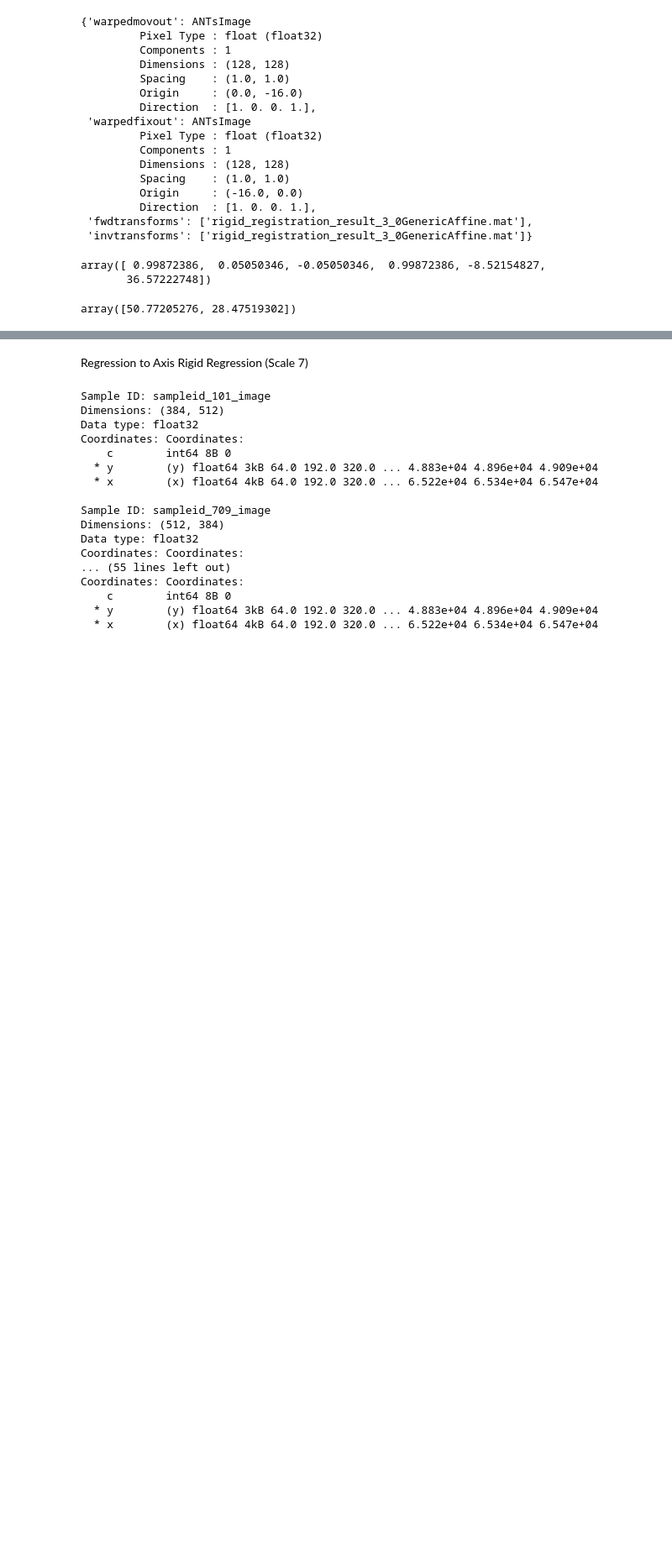
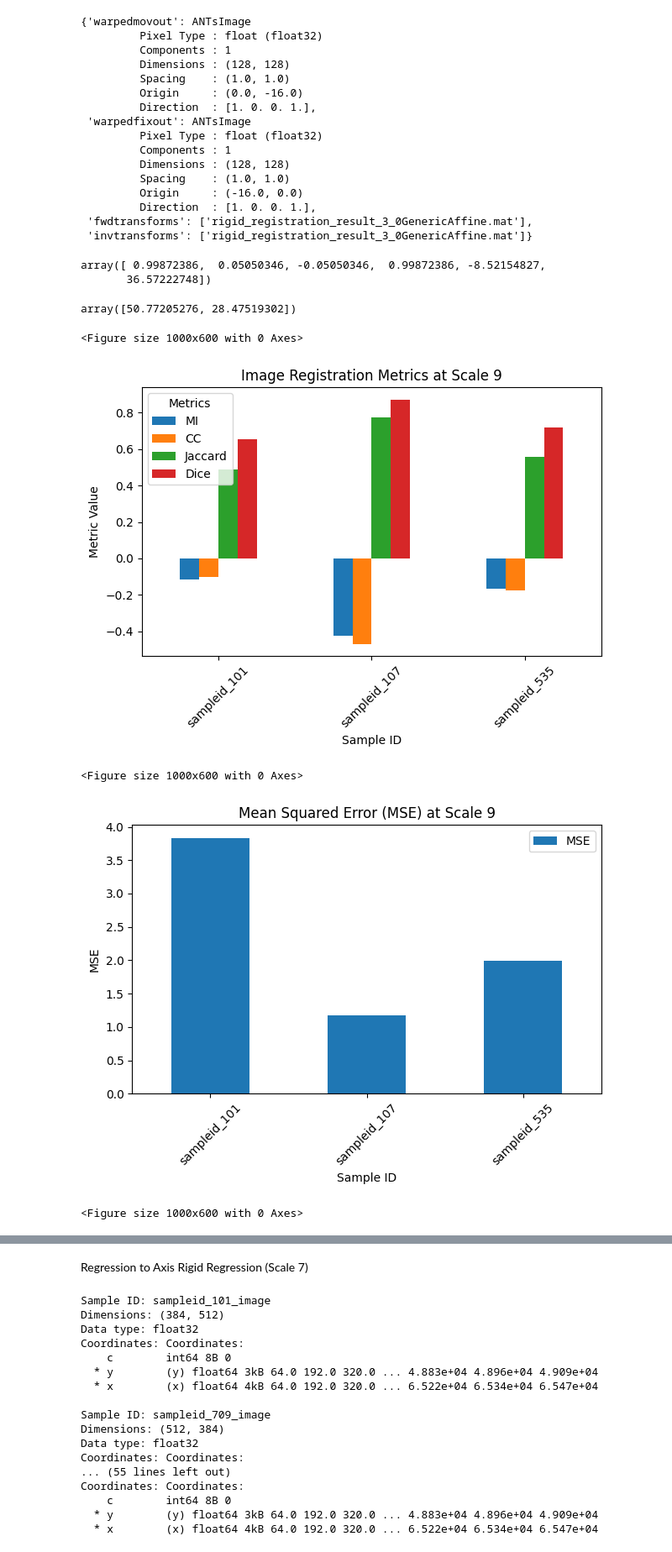
Before and after one commit to Olamiknight/WSIFIR, a Jupyter notebook: Rigid_Reg.ipynb, the cells around one changed output, grey strips where cells are left out. Shown at 84% size. Saved outputs shown, nothing was run; the diff lists cells and outputs as text; code cells hidden in the pictures; blank space fills up the shorter version.

Commit message:
Fixing up metrics

```diff
--- a/Rigid_Reg.ipynb
+++ b/Rigid_Reg.ipynb
@@ -622,20 +622,20 @@ array([50.77205276, 28.47519302])
 #Metrics
 
 #Compute mutual information between the fixed regression and  transformed axis-reg image
-mi1 = ants.image_mutual_information(reg_image_cropped_ants_1_padded, rigid_transformed_image_1)
-mi2 = ants.image_mutual_information(reg_image_cropped_ants_2_padded, rigid_transformed_image_2)
-mi3 = ants.image_mutual_information(reg_image_cropped_ants_3_padded, rigid_transformed_image_3)
+mi1 = ants.image_mutual_information(reg_image_cropped_ants_1_padded,rigid_result_1['warpedmovout'])
+mi2 = ants.image_mutual_information(reg_image_cropped_ants_2_padded, rigid_result_2['warpedmovout'])
+mi3 = ants.image_mutual_information(reg_image_cropped_ants_3_padded, rigid_result_3['warpedmovout'])
 
 
 #Compute normalized cross correlation between the fixed regression and  transformed axis-reg image
-cc1 = ants.math.image_similarity(reg_image_cropped_ants_1_padded, rigid_transformed_image_1, 'Correlation')
-cc2 = ants.math.image_similarity(reg_image_cropped_ants_2_padded, rigid_transformed_image_2, 'Correlation')
-cc3 = ants.math.image_similarity(reg_image_cropped_ants_3_padded, rigid_transformed_image_3, 'Correlation')
+cc1 = ants.math.image_similarity(reg_image_cropped_ants_1_padded,rigid_result_1['warpedmovout'], 'Correlation')
+cc2 = ants.math.image_similarity(reg_image_cropped_ants_2_padded, rigid_result_2['warpedmovout'], 'Correlation')
+cc3 = ants.math.image_similarity(reg_image_cropped_ants_3_padded, rigid_result_3['warpedmovout'], 'Correlation')
 
 #Compute mean squares between the fixed regression and  transformed axis-reg image
-mse1 = ants.math.image_similarity(reg_image_cropped_ants_1_padded, rigid_transformed_image_1, 'MeanSquares')
-mse2 = ants.math.image_similarity(reg_image_cropped_ants_2_padded, rigid_transformed_image_2, 'MeanSquares')
-mse3 = ants.math.image_similarity(reg_image_cropped_ants_3_padded, rigid_transformed_image_3, 'MeanSquares')
+mse1 = ants.math.image_similarity(reg_image_cropped_ants_1_padded, rigid_result_1['warpedmovout'], 'MeanSquares')
+mse2 = ants.math.image_similarity(reg_image_cropped_ants_2_padded, rigid_result_2['warpedmovout'], 'MeanSquares')
+mse3 = ants.math.image_similarity(reg_image_cropped_ants_3_padded, rigid_result_3['warpedmovout'], 'MeanSquares')
 # %%
 # Binarize the arrays (threshold = 0.5)
 reg_image_1_binary = (reg_image_cropped_ants_1_padded.numpy() > 0.5).astype(int)
@@ -688,3 +688,52 @@ hausdorff_sitk_2 = hausdorff_filter_2.GetHausdorffDistance()
 hausdorff_filter_3 = sitk.HausdorffDistanceImageFilter()
 hausdorff_filter_3.Execute(sitk_initial_image_3, sitk_final_image_3)
 hausdorff_sitk_3 = hausdorff_filter_3.GetHausdorffDistance()
+# %%
+#Display the mi, cc, mse, jaccard, dice and hausdorff distance as graphs
+metrics_df = pd.DataFrame({
+    'Sample ID': [f'sampleid_{results[0]["axis_sampleid"]}', f'sampleid_{results[1]["axis_sampleid"]}', f'sampleid_{results[2]["axis_sampleid"]}'],
+    'MI': [mi1, mi2, mi3],
+    'CC': [cc1, cc2, cc3],
+    'MSE': [mse1, mse2, mse3],
+    'Jaccard': [jaccard_1, jaccard_2, jaccard_3],
+    'Dice': [dice1, dice2, dice3],
+    'Hausdorff': [hausdorff_sitk_1, hausdorff_sitk_2, hausdorff_sitk_3]
+})
+
+# Set the index to the Sample ID
+metrics_df.set_index('Sample ID', inplace=True)
+
+# Plot the metrics minus hausdorff distance and mse
+plt.figure(figsize=(10, 6))
+metrics_df[['MI', 'CC', 'Jaccard', 'Dice']].plot(kind='bar')
+plt.title('Image Registration Metrics at Scale 9')
+plt.ylabel('Metric Value')
+plt.xticks(rotation=45)
+plt.legend(title='Metrics')
+plt.tight_layout()
+plt.show()
+
+# Plot the Mean Squared Error (MSE)
+plt.figure(figsize=(10, 6))
+metrics_df[['MSE']].plot(kind='bar')
+plt.title('Mean Squared Error (MSE) at Scale 9')
+plt.ylabel('MSE')
+plt.xticks(rotation=45)
+plt.tight_layout()
+plt.show()
+
+
+# Plot the Hausdorff distance
+plt.figure(figsize=(10, 6))
+metrics_df[['Hausdorff']].plot(kind='bar')
+plt.title('Hausdorff Distance at Scale 9')
+plt.ylabel('Hausdorff Distance')
+plt.xticks(rotation=45)
+plt.tight_layout()
+plt.show()
+# %% [output]
+<Figure size 1000x600 with 0 Axes>
+[figure, added]
+<Figure size 1000x600 with 0 Axes>
+[figure, added]
+<Figure size 1000x600 with 0 Axes>
```
Also changed, not shown: parts of 22 cells of this notebook, 3 other files.
